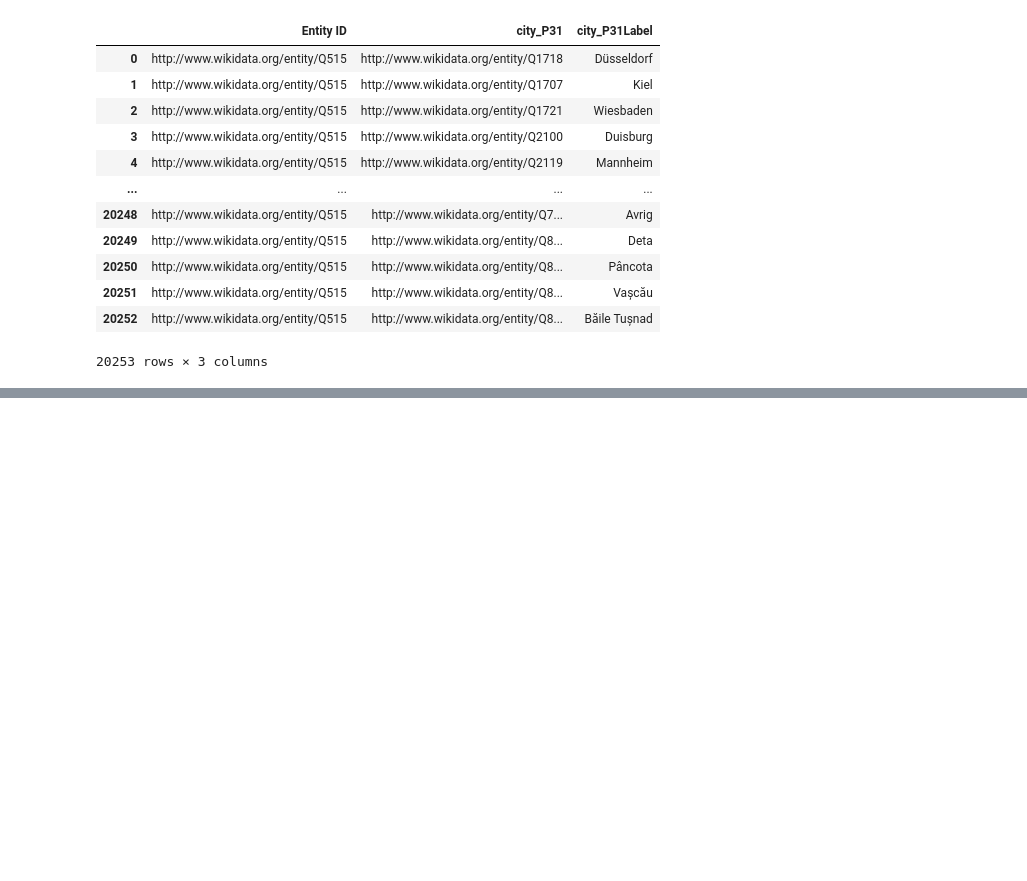
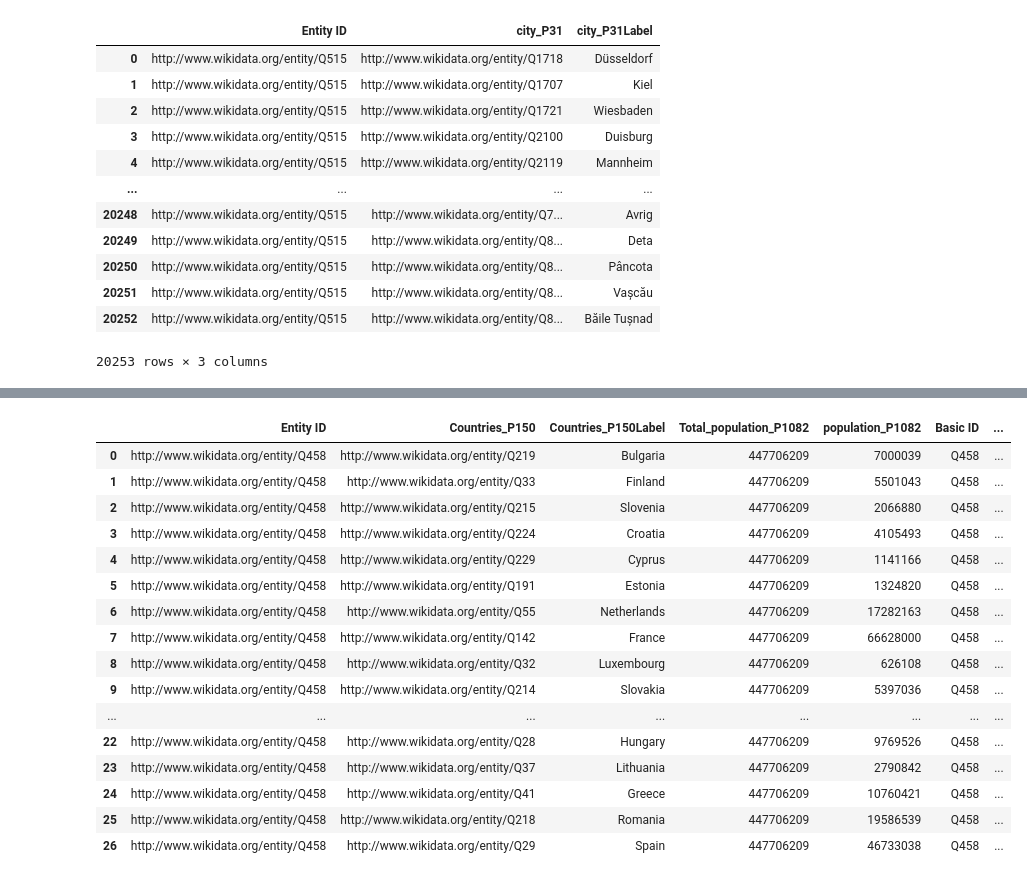
Before and after one commit to mikecafarella/KNP, a Jupyter notebook: index.ipynb, the cells around one changed output, grey strips where cells are left out. Cells and saved outputs as stored; diff of their text form; code cells hidden in the pictures; blank space fills up the shorter version.

Commit message:
Add basic ID

```diff
--- a/index.ipynb
+++ b/index.ipynb
@@ -54,7 +54,7 @@ class Relation:
     """
 
     def __init__(self, entity_id: str, property_id: str, isSubject: bool, rowVerbose: bool,
-                 colVerbose: bool, time_property: str, time: str, name: str, label: bool, limit=10000, subclass=False):
+                 colVerbose: bool, time_property: str, time: str, name: str, label: bool, limit=10000, subclass=False, showid=False):
         self.entity_id = entity_id
         self.query_str = ""
         self.dic = {}
@@ -67,7 +67,7 @@ class Relation:
         self.subclass = subclass
         self.focus = "Entity ID"
         if property_id:
-            self.extend(property_id, isSubject, name, rowVerbose, colVerbose, limit, time_property, time, label, subclass)
+            self.extend(property_id, isSubject, name, rowVerbose, colVerbose, limit, time_property, time, label, subclass, showid)
 
     def generate_html(self, name: str):
         html = (self.df).to_html()
@@ -102,6 +102,8 @@ class Relation:
                     result_dict[key].append('NA')
         result_dict["Entity ID"] = ['http://www.wikidata.org/entity/' + str(self.entity_id)] * len(
             result_dict[self.dic[self.count]["name"] + '_' + self.dic[self.count]["property_id"]])
+        result_dict["Basic ID"] = [str(self.entity_id)] * len(
+            result_dict[self.dic[self.count]["name"] + '_' + self.dic[self.count]["property_id"]])
         self.result_dic = result_dict
         self.df = pd.DataFrame.from_dict(self.result_dic)
         for i in range(1, self.count + 1):
@@ -111,6 +113,9 @@ class Relation:
                     self.df = self.df.loc[self.df[col] == 'http://wikiba.se/ontology#PreferredRank']
                 else:
                     self.df = self.df.loc[self.df[col] == 'http://wikiba.se/ontology#NormalRank']
+        for i in range(1, self.count + 1):
+            if self.dic[i]["showid"]:
+                self.df[self.dic[i]["name"] + '_' + self.dic[i]['property_id'] + '_basic'] = self.df[self.dic[i]["name"] + '_' + self.dic[i]['property_id']].apply(lambda x: x.split('/')[-1])
 #         if require is not None:
 #             for r in require:
 #                 self.df = self.df.loc[self.df[r] != 'NA']
@@ -120,7 +125,7 @@ class Relation:
         return self.df
 
     def extend(self, property_id: str, isSubject: bool, name: str, rowVerbose=False, colVerbose=False, limit=None,
-               time_property=None, time=None, search=None, label=False, subclass=False):
+               time_property=None, time=None, search=None, label=False, subclass=False, showid=False):
         self.count += 1
         self.dic[self.count] = {}
         self.dic[self.count]["name"] = name
@@ -135,6 +140,7 @@ class Relation:
         self.dic[self.count]['search'] = search
         self.dic[self.count]['label'] = label
         self.dic[self.count]['subclass'] = subclass
+        self.dic[self.count]['showid'] = showid
         # subclass is specific to P31, when subclass is true, we get intance of all subclasses of the entity
         if rowVerbose or colVerbose:
             self.dic[self.count]["property_name_dic"], self.dic[self.count][
@@ -931,0 +994,33 @@ True
+# %%
+def func(pop, total):
+
+    return float(pop)/float(total)
+
+func_lib.add_func(func)
+# %%
+r = createRelation('Q458')
+r.extend('P150',False,'Countries',label=True)
+r.extend('P1082',False, 'Total_population')
+r.changeFocus('Countries_P150')
+r.extend('P1082',False, 'population')
+r.query()
+r.extendWithFunction(['population_P1082','Total_population_P1082'],func,'Proportion')
+r.df
+# %% [output]
+|  | Entity ID | Countries_P150 | Countries_P150Label | Total_population_P1082 | population_P1082 | Basic ID | ... |
+| 0 | http://www.wikidata.org/entity/Q458 | http://www.wikidata.org/entity/Q219 | Bulgaria | 447706209 | 7000039 | Q458 | ... |
+| 1 | http://www.wikidata.org/entity/Q458 | http://www.wikidata.org/entity/Q33 | Finland | 447706209 | 5501043 | Q458 | ... |
+| 2 | http://www.wikidata.org/entity/Q458 | http://www.wikidata.org/entity/Q215 | Slovenia | 447706209 | 2066880 | Q458 | ... |
+| 3 | http://www.wikidata.org/entity/Q458 | http://www.wikidata.org/entity/Q224 | Croatia | 447706209 | 4105493 | Q458 | ... |
+| 4 | http://www.wikidata.org/entity/Q458 | http://www.wikidata.org/entity/Q229 | Cyprus | 447706209 | 1141166 | Q458 | ... |
+| 5 | http://www.wikidata.org/entity/Q458 | http://www.wikidata.org/entity/Q191 | Estonia | 447706209 | 1324820 | Q458 | ... |
+| 6 | http://www.wikidata.org/entity/Q458 | http://www.wikidata.org/entity/Q55 | Netherlands | 447706209 | 17282163 | Q458 | ... |
+| 7 | http://www.wikidata.org/entity/Q458 | http://www.wikidata.org/entity/Q142 | France | 447706209 | 66628000 | Q458 | ... |
+| 8 | http://www.wikidata.org/entity/Q458 | http://www.wikidata.org/entity/Q32 | Luxembourg | 447706209 | 626108 | Q458 | ... |
+| 9 | http://www.wikidata.org/entity/Q458 | http://www.wikidata.org/entity/Q214 | Slovakia | 447706209 | 5397036 | Q458 | ... |
+| ... | ... | ... | ... | ... | ... | ... | ... |
+| 22 | http://www.wikidata.org/entity/Q458 | http://www.wikidata.org/entity/Q28 | Hungary | 447706209 | 9769526 | Q458 | ... |
+| 23 | http://www.wikidata.org/entity/Q458 | http://www.wikidata.org/entity/Q37 | Lithuania | 447706209 | 2790842 | Q458 | ... |
+| 24 | http://www.wikidata.org/entity/Q458 | http://www.wikidata.org/entity/Q41 | Greece | 447706209 | 10760421 | Q458 | ... |
+| 25 | http://www.wikidata.org/entity/Q458 | http://www.wikidata.org/entity/Q218 | Romania | 447706209 | 19586539 | Q458 | ... |
+| 26 | http://www.wikidata.org/entity/Q458 | http://www.wikidata.org/entity/Q29 | Spain | 447706209 | 46733038 | Q458 | ... |
```
Also changed, not shown: parts of 4 cells of this notebook.
